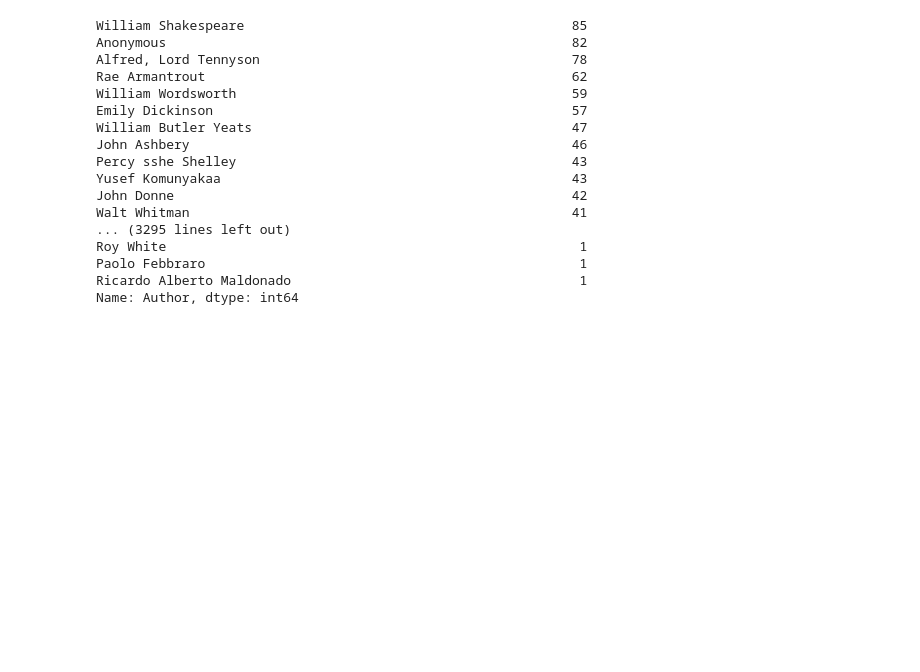
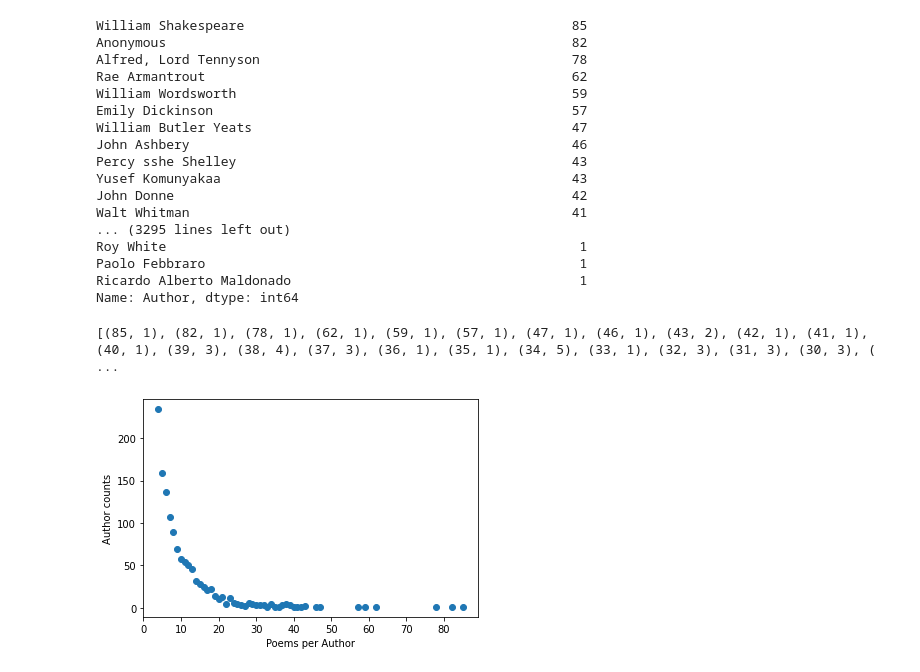
Before and after one commit to CarlottaQuensel/Author_Classification-Team_Lab, a Jupyter notebook: data/data_plotting.ipynb, the cells around one changed output. Cells and saved outputs as stored; diff of their text form; code cells hidden in the pictures; blank space fills up the shorter version.

Commit message:
Added plot to data analysis

```diff
--- a/data/data_plotting.ipynb
+++ b/data/data_plotting.ipynb
@@ -6,15 +6,8 @@ import pandas
 with open("poetryfoundation-dataset.csv", encoding="utf-8") as f:
     df = pandas.read_csv(f)
     #pandas.set_option('display.max_rows', None)
-    Author_list = df["Author"].value_counts()
-    print(type(Author_list))
-
-
-    '''
-    df = pandas.DataFrame(f)
-    product = df['Author'].value_counts()
-    print(product)
-    '''
+    author_list = df["Author"].value_counts()
+    print(type(author_list))
 # %% [output]
 William Shakespeare                                          85
 Anonymous                                                    82
@@ -33,3 +26,26 @@ Roy White                                                     1
 Paolo Febbraro                                                1
 Ricardo Alberto Maldonado                                     1
 Name: Author, dtype: int64
+# %%
+author_bins = list()
+current_bin = author_list[0]
+counter = 0
+for index in author_list.index:
+    if author_list[index] == current_bin:
+        counter += 1
+    else:
+        author_bins.append((current_bin, counter))
+        current_bin = author_list[index]
+        counter = 1
+author_bins.append((current_bin, counter))
+print(author_bins)
+# %% [output]
+[(85, 1), (82, 1), (78, 1), (62, 1), (59, 1), (57, 1), (47, 1), (46, 1), (43, 2), (42, 1), (41, 1), (40, 1), (39, 3), (38, 4), (37, 3), (36, 1), (35, 1), (34, 5), (33, 1), (32, 3), (31, 3), (30, 3), ( ...
+# %%
+import matplotlib.pyplot as plt
+plt.scatter([a[0] for a in author_bins[:-2]], [a[1] for a in author_bins[:-2]])
+plt.ylabel("Author counts")
+plt.xlabel("Poems per Author")
+plt.show()
+# %% [output]
+[figure, added]
```
